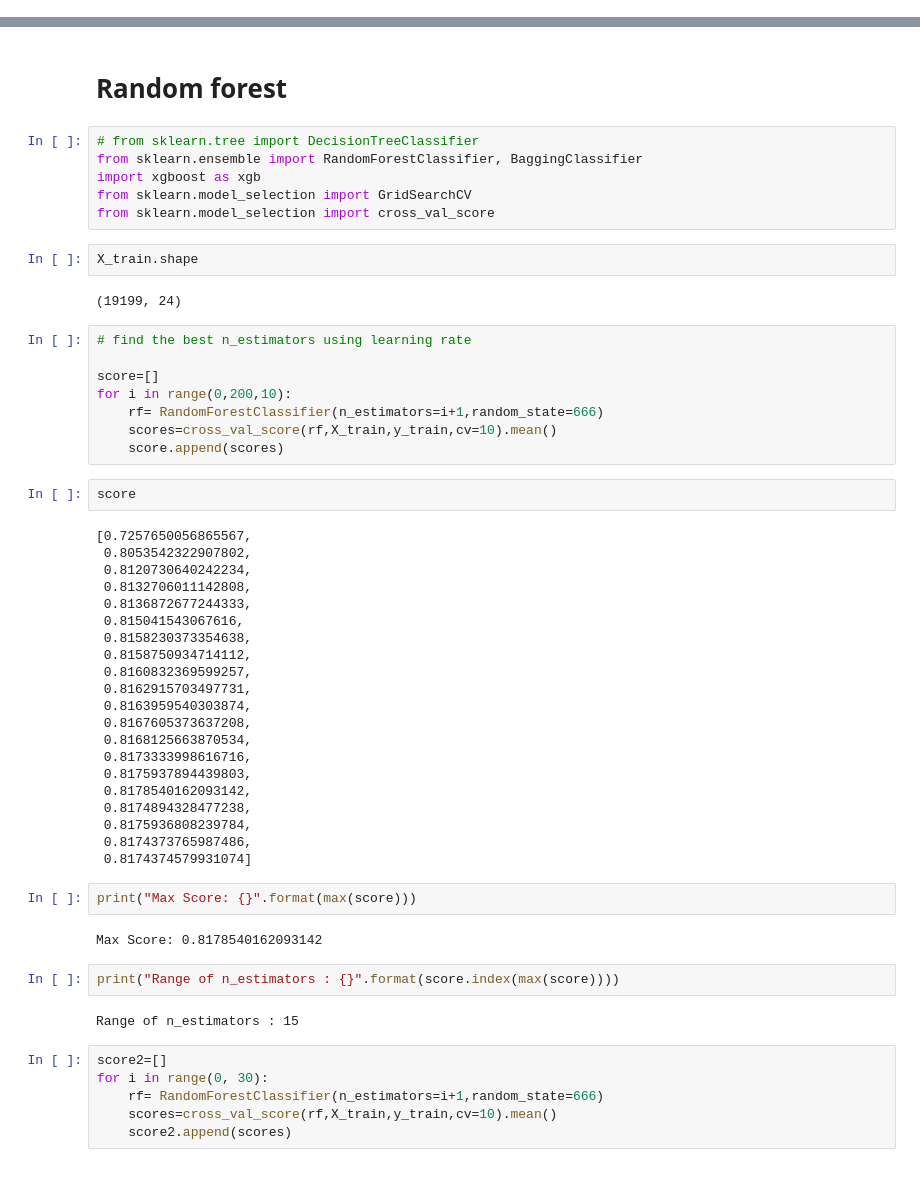
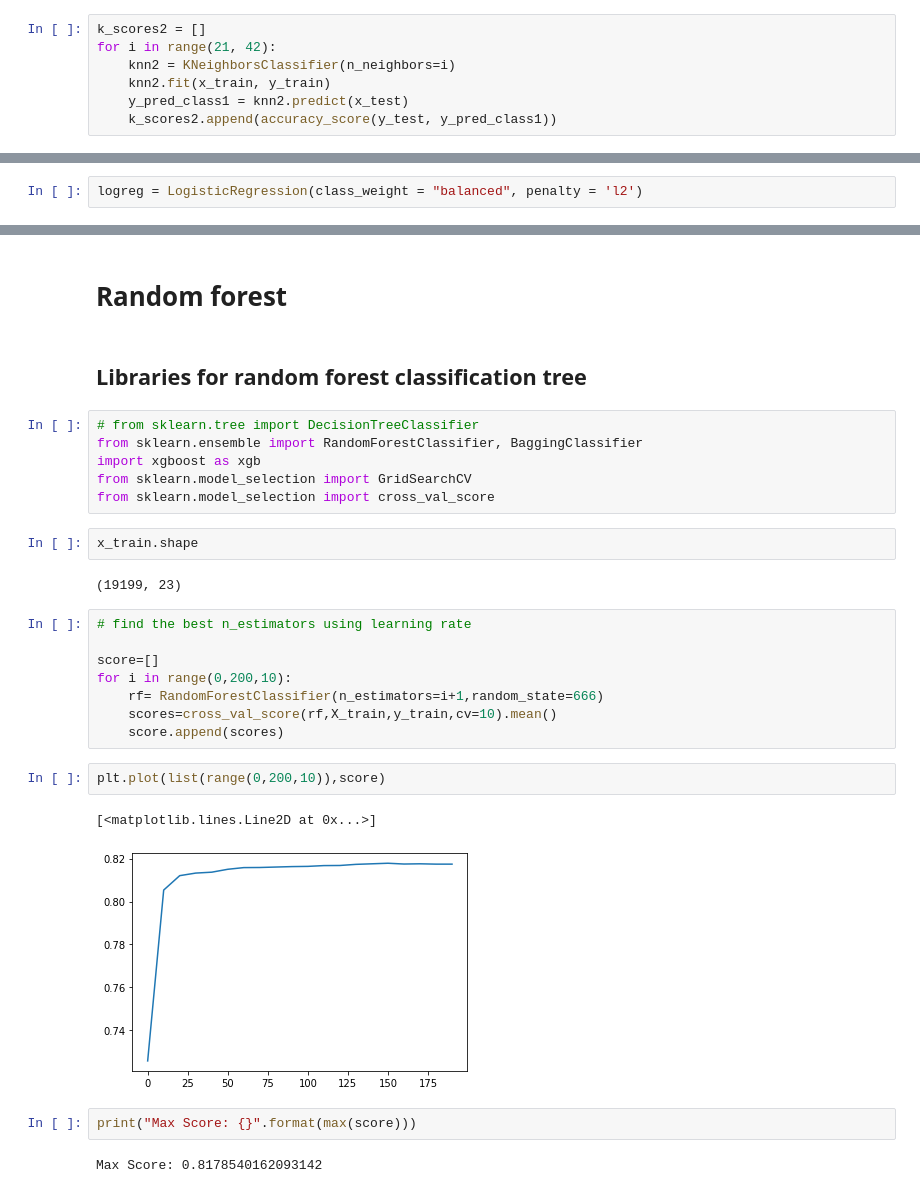
Before and after one commit to GL7526/nyc-mhtn-ds-010620-lectures, a Jupyter notebook: week-9/classification-assessment/credit_card_bakeoff.ipynb, the cells around one changed output, grey strips where cells are left out. Drawn from its saved outputs; the diff is of its cells as text.

Commit message:
finished that classification project

```diff
--- a/week-9/classification-assessment/credit_card_bakeoff.ipynb
+++ b/week-9/classification-assessment/credit_card_bakeoff.ipynb
@@ -119,0 +263,7 @@ X_train, X_test, y_train, y_test = train_test_split(df[inputs], target, test_siz
+# %%
+k_scores2 = []
+for i in range(21, 42):
+    knn2 = KNeighborsClassifier(n_neighbors=i)
+    knn2.fit(x_train, y_train)
+    y_pred_class1 = knn2.predict(x_test)
+    k_scores2.append(accuracy_score(y_test, y_pred_class1))
@@ -121,0 +292,2 @@ X_train, X_test, y_train, y_test = train_test_split(df[inputs], target, test_siz
+# %%
+logreg = LogisticRegression(class_weight = "balanced", penalty = 'l2')
@@ -123,6 +326,8 @@ X_train, X_test, y_train, y_test = train_test_split(df[inputs], target, test_siz
 # Tree
 # %% [markdown]
 # Random forest
+# %% [markdown]
+## Libraries for random forest classification tree
 # %%
 # from sklearn.tree import DecisionTreeClassifier
 from sklearn.ensemble import RandomForestClassifier, BaggingClassifier
@@ -130,9 +335,9 @@ import xgboost as xgb
 from sklearn.model_selection import GridSearchCV
 from sklearn.model_selection import cross_val_score
 # %%
-X_train.shape
+x_train.shape
 # %% [output]
-(19199, 24)
+(19199, 23)
 # %%
 # find the best n_estimators using learning rate
 
@@ -141,40 +346,12 @@ for i in range(0,200,10):
     rf= RandomForestClassifier(n_estimators=i+1,random_state=666)
     scores=cross_val_score(rf,X_train,y_train,cv=10).mean()
     score.append(scores)
-# %%
-score
-# %% [output]
-[0.7257650056865567,
- 0.8053542322907802,
- 0.8120730640242234,
- 0.8132706011142808,
- 0.8136872677244333,
- 0.815041543067616,
- 0.8158230373354638,
- 0.8158750934714112,
- 0.8160832369599257,
- 0.8162915703497731,
- 0.8163959540303874,
- 0.8167605373637208,
- 0.8168125663870534,
- 0.8173333998616716,
- 0.8175937894439803,
- 0.8178540162093142,
- 0.8174894328477238,
- 0.8175936808239784,
- 0.8174373765987486,
- 0.8174374579931074]
+# %%
+plt.plot(list(range(0,200,10)),score)
+# %% [output]
+[<matplotlib.lines.Line2D at 0x...>]
+[figure, added]
 # %%
 print("Max Score: {}".format(max(score)))
 # %% [output]
 Max Score: 0.8178540162093142
-# %%
-print("Range of n_estimators : {}".format(score.index(max(score))))
-# %% [output]
-Range of n_estimators : 15
-# %%
-score2=[]
-for i in range(0, 30):
-    rf= RandomForestClassifier(n_estimators=i+1,random_state=666)
-    scores=cross_val_score(rf,X_train,y_train,cv=10).mean()
-    score2.append(scores)
```
Also changed, not shown: parts of 82 cells of this notebook, 1 other file.
